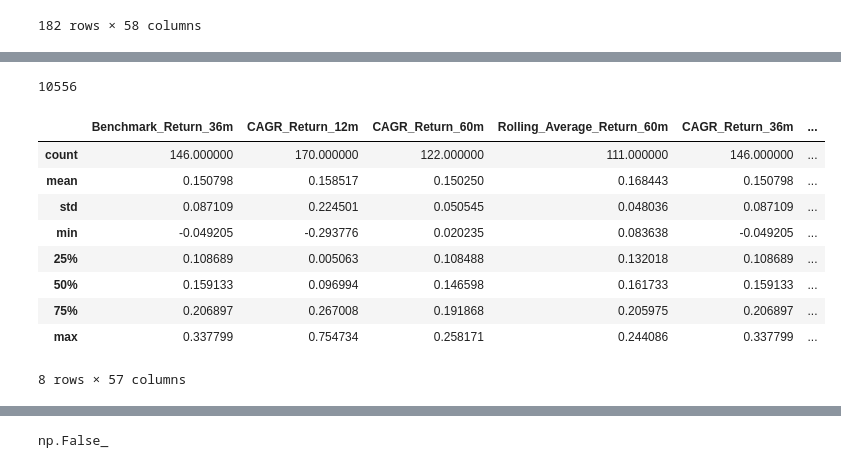
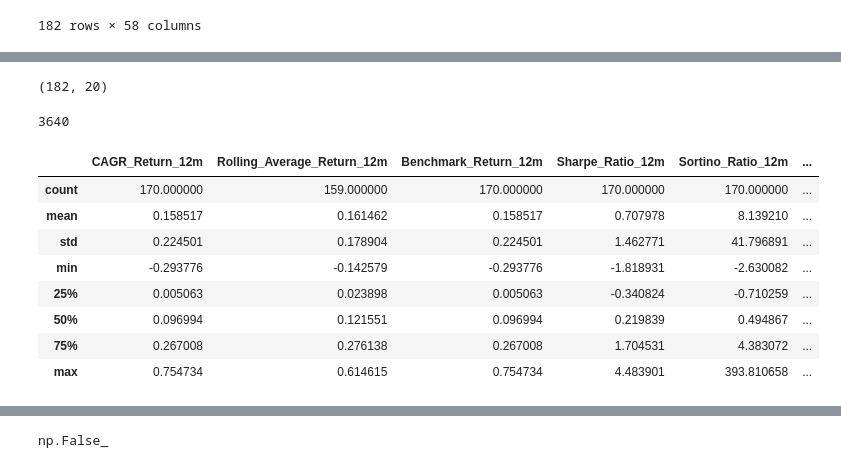
Before and after one commit to DeepakRagupathy/Stock, a Jupyter notebook: Stock__Prediction.ipynb, the cells around one changed output, grey strips where cells are left out. Cells and saved outputs as stored; diff of their text form; code cells hidden in the pictures.

```diff
--- a/Stock__Prediction.ipynb
+++ b/Stock__Prediction.ipynb
@@ -70,0 +86,3 @@ data.shape
+# %%
+column_12m = data[[col for col in data.columns if "12m" in col]]
+column_12m
@@ -70,0 +103,3 @@ data.shape
+# %%
+df = pd.merge(data[['Date']],column_12m, left_index=True, right_index=True)
+df
@@ -70,0 +138,31 @@ data.shape
+# %%
+import pandas as pd
+from prophet import Prophet
+import matplotlib.pyplot as plt
+
+# Step 1: Ensure Date is in datetime format
+df['Date'] = pd.to_datetime(df['Date'])
+
+# Step 2: Rename columns to fit Prophet's format
+df_prophet = df.rename(columns={'Date': 'ds', 'CAGR_Return_12m': 'y'})
+
+# Step 3: Initialize and train the Prophet model
+model = Prophet()
+model.fit(df_prophet)
+
+# Step 4: Create future dataframe to include the year 2026
+future = model.make_future_dataframe(periods=366)  # 2026 is a leap year
+forecast = model.predict(future)
+
+# Step 5: Filter forecast for 2026
+forecast_2026 = forecast[(forecast['ds'] >= '2026-01-01') & (forecast['ds'] <= '2026-12-31')]
+
+# Display the forecast for 2026
+print(forecast_2026[['ds', 'yhat']])
+
+# Optional: Plot the entire forecast including 2026
+fig = model.plot(forecast)
+plt.title('Stock Price Forecast (2015–2026)')
+plt.xlabel('Date')
+plt.ylabel('Predicted Stock Price')
+plt.show()
@@ -71,18 +212,21 @@ data.shape
+# %%
+df.shape
+# %% [output]
+(182, 20)
 # %%
-data.size
+df.size
 # %% [output]
-10556
+3640
 # %%
-data.describe()
+df.describe()
 # %% [output]
-|  | Benchmark_Return_36m | CAGR_Return_12m | CAGR_Return_60m | Rolling_Average_Return_60m | CAGR_Return_36m | ... |
-| count | 146.000000 | 170.000000 | 122.000000 | 111.000000 | 146.000000 | ... |
-| mean | 0.150798 | 0.158517 | 0.150250 | 0.168443 | 0.150798 | ... |
-| std | 0.087109 | 0.224501 | 0.050545 | 0.048036 | 0.087109 | ... |
-| min | -0.049205 | -0.293776 | 0.020235 | 0.083638 | -0.049205 | ... |
-| 25% | 0.108689 | 0.005063 | 0.108488 | 0.132018 | 0.108689 | ... |
-| 50% | 0.159133 | 0.096994 | 0.146598 | 0.161733 | 0.159133 | ... |
-| 75% | 0.206897 | 0.267008 | 0.191868 | 0.205975 | 0.206897 | ... |
-| max | 0.337799 | 0.754734 | 0.258171 | 0.244086 | 0.337799 | ... |
+|  | CAGR_Return_12m | Rolling_Average_Return_12m | Benchmark_Return_12m | Sharpe_Ratio_12m | Sortino_Ratio_12m | ... |
+| count | 170.000000 | 159.000000 | 170.000000 | 170.000000 | 170.000000 | ... |
+| mean | 0.158517 | 0.161462 | 0.158517 | 0.707978 | 8.139210 | ... |
+| std | 0.224501 | 0.178904 | 0.224501 | 1.462771 | 41.796891 | ... |
+| min | -0.293776 | -0.142579 | -0.293776 | -1.818931 | -2.630082 | ... |
+| 25% | 0.005063 | 0.023898 | 0.005063 | -0.340824 | -0.710259 | ... |
+| 50% | 0.096994 | 0.121551 | 0.096994 | 0.219839 | 0.494867 | ... |
+| 75% | 0.267008 | 0.276138 | 0.267008 | 1.704531 | 4.383072 | ... |
+| max | 0.754734 | 0.614615 | 0.754734 | 4.483901 | 393.810658 | ... |
-8 rows × 57 columns
 # %%
```
Also changed, not shown: parts of 35 cells of this notebook.
